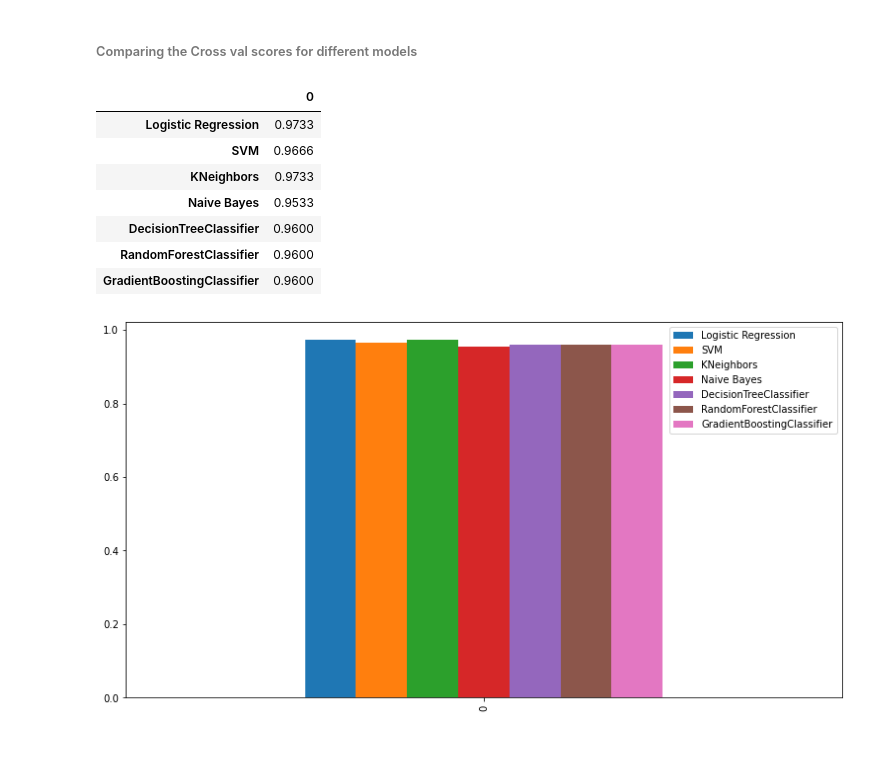
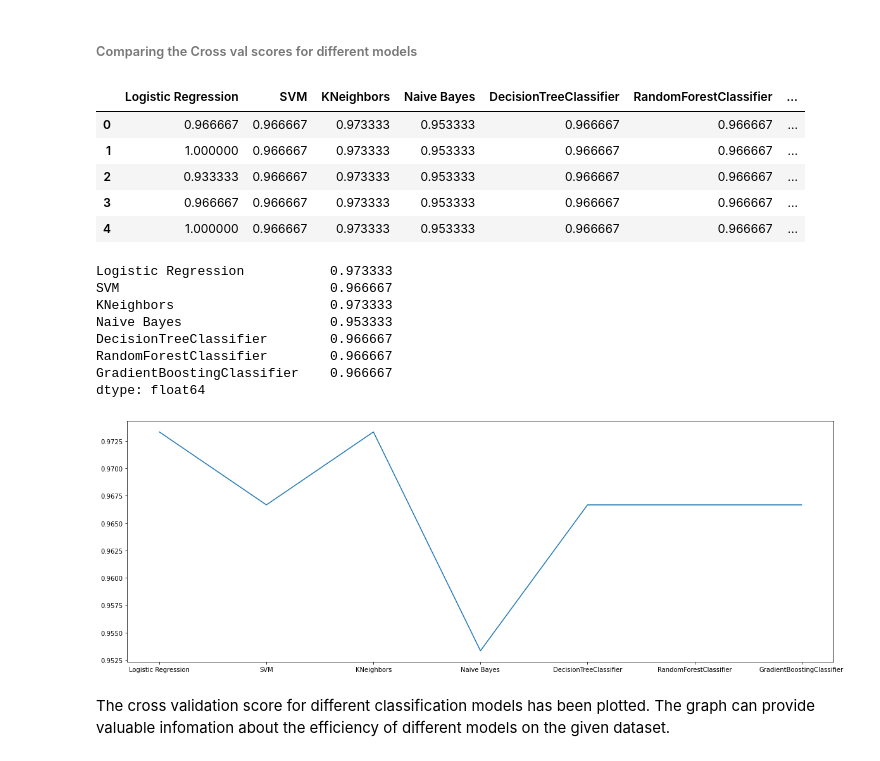
Before and after one commit to GKPSingh/Iris-Predictor-Model, a Jupyter notebook: Iris Predictor.ipynb, the cells around one changed output. Cells and saved outputs as stored; diff of their text form; code cells hidden in the pictures.

```diff
--- a/Iris Predictor.ipynb
+++ b/Iris Predictor.ipynb
@@ -882,7 +884,7 @@ array([0.96666667, 0.96666667, 0.93333333, 0.93333333, 1.        ])
 # %%
 # Finding cross validation score
-cross_val_score = np.mean(cross_val_score(rfc, X, y, cv =5))
-cross_val_score
+rfc_cross_val_score = np.mean(cross_val_score(rfc, X, y, cv =5))
+rfc_cross_val_score
 # %% [output]
 0.96
 # %% [markdown]
@@ -1074,33 +1076,46 @@ cross_val_score(gbc, X, y, cv =5)
 array([0.96666667, 0.96666667, 0.86666667, 1.        , 1.        ])
 # %%
 # Finding cross validation score
-cross_val_score = np.mean(cross_val_score(gbc, X, y, cv =5))
-cross_val_score
+gbc_cross_val_score = np.mean(cross_val_score(gbc, X, y, cv =5))
+gbc_cross_val_score
 # %% [output]
 0.9666666666666668
 # %% [markdown]
 ###### Comparing the Cross val scores for different models
 # %%
-d = {'Logistic Regression': [0.9733],
-                      'SVM' : [0.9666],
-                      'KNeighbors': [0.9733],
-                       'Naive Bayes' : [0.9533],
-                       'DecisionTreeClassifier': [0.9600],
-                       'RandomForestClassifier': [0.9600],
-                       'GradientBoostingClassifier':[0.9600]}
+d = {'Logistic Regression': lr_cross_val_score,
+                      'SVM' : svc_cross_val_score,
+                      'KNeighbors': knn_cross_val_score,
+                       'Naive Bayes' : gnb_cross_val_score,
+                       'DecisionTreeClassifier': dtc_cross_val_score,
+                       'RandomForestClassifier': dtc_cross_val_score,
+                       'GradientBoostingClassifier': gbc_cross_val_score}
 Cross_Val_Scores = pd.DataFrame(data =d)
 # %%
-Cross_Val_Scores.T
+Cross_Val_Scores
 # %% [output]
-|  | 0 |
-| Logistic Regression | 0.9733 |
-| SVM | 0.9666 |
-| KNeighbors | 0.9733 |
-| Naive Bayes | 0.9533 |
-| DecisionTreeClassifier | 0.9600 |
-| RandomForestClassifier | 0.9600 |
-| GradientBoostingClassifier | 0.9600 |
+|  | Logistic Regression | SVM | KNeighbors | Naive Bayes | DecisionTreeClassifier | RandomForestClassifier | ... |
+| 0 | 0.966667 | 0.966667 | 0.973333 | 0.953333 | 0.966667 | 0.966667 | ... |
+| 1 | 1.000000 | 0.966667 | 0.973333 | 0.953333 | 0.966667 | 0.966667 | ... |
+| 2 | 0.933333 | 0.966667 | 0.973333 | 0.953333 | 0.966667 | 0.966667 | ... |
+| 3 | 0.966667 | 0.966667 | 0.973333 | 0.953333 | 0.966667 | 0.966667 | ... |
+| 4 | 1.000000 | 0.966667 | 0.973333 | 0.953333 | 0.966667 | 0.966667 | ... |
+# %%
+Cross_Val_Scores1 = np.mean(Cross_Val_Scores)
+Cross_Val_Scores1
+# %% [output]
+Logistic Regression           0.973333
+SVM                           0.966667
+KNeighbors                    0.973333
+Naive Bayes                   0.953333
+DecisionTreeClassifier        0.966667
+RandomForestClassifier        0.966667
+GradientBoostingClassifier    0.966667
+dtype: float64
 # %%
-Cross_Val_Scores.plot(kind = 'bar', legend = True,figsize = (13,7));
+Cross_Val_Scores1.plot( legend = False,figsize = (20,7));
 # %% [output]
-[figure, old version]
+[figure, new version]
+# %% [markdown]
+The cross validation score for different classification models has been plotted. The graph can provide valuable infomation about
+the efficiency of different models on the given dataset.
```
Also changed, not shown: parts of 52 cells of this notebook.
